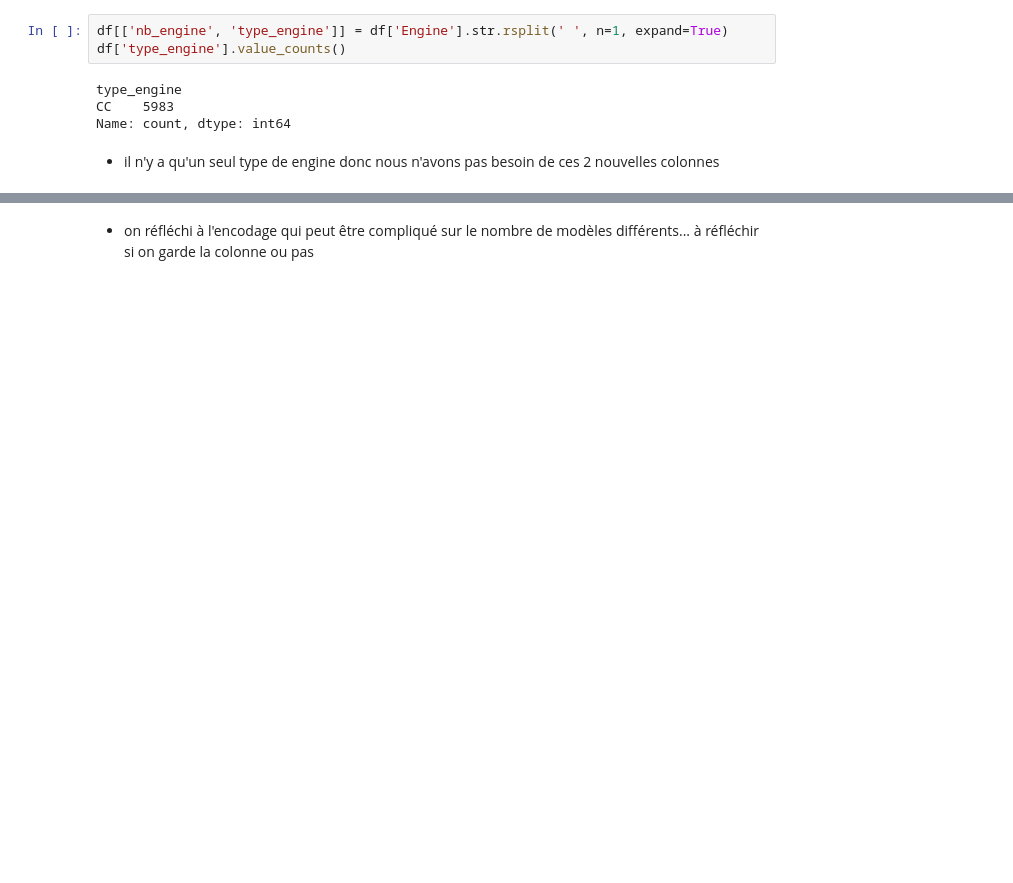
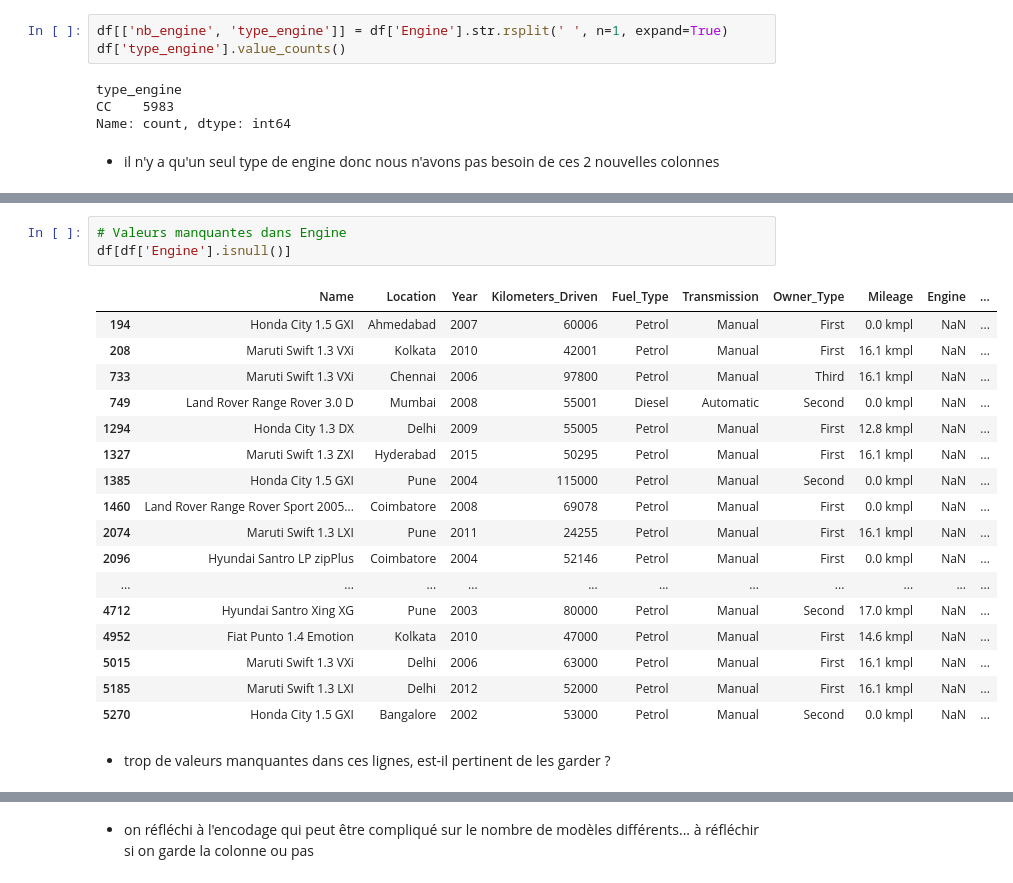
Before and after one commit to medjbeuryacine/Projet-Regression-, a Jupyter notebook: EDA Leti.ipynb, the cells around one changed output, grey strips where cells are left out. Cells and saved outputs as stored; diff of their text form; blank space fills up the shorter version.

```diff
--- a/EDA Leti.ipynb
+++ b/EDA Leti.ipynb
@@ -296,3 +360,26 @@ df
+# %%
+# Valeurs manquantes dans Engine
+df[df['Engine'].isnull()]
+# %% [output]
+|  | Name | Location | Year | Kilometers_Driven | Fuel_Type | Transmission | Owner_Type | Mileage | Engine | ... |
+| 194 | Honda City 1.5 GXI | Ahmedabad | 2007 | 60006 | Petrol | Manual | First | 0.0 kmpl | NaN | ... |
+| 208 | Maruti Swift 1.3 VXi | Kolkata | 2010 | 42001 | Petrol | Manual | First | 16.1 kmpl | NaN | ... |
+| 733 | Maruti Swift 1.3 VXi | Chennai | 2006 | 97800 | Petrol | Manual | Third | 16.1 kmpl | NaN | ... |
+| 749 | Land Rover Range Rover 3.0 D | Mumbai | 2008 | 55001 | Diesel | Automatic | Second | 0.0 kmpl | NaN | ... |
+| 1294 | Honda City 1.3 DX | Delhi | 2009 | 55005 | Petrol | Manual | First | 12.8 kmpl | NaN | ... |
+| 1327 | Maruti Swift 1.3 ZXI | Hyderabad | 2015 | 50295 | Petrol | Manual | First | 16.1 kmpl | NaN | ... |
+| 1385 | Honda City 1.5 GXI | Pune | 2004 | 115000 | Petrol | Manual | Second | 0.0 kmpl | NaN | ... |
+| 1460 | Land Rover Range Rover Sport 2005... | Coimbatore | 2008 | 69078 | Petrol | Manual | First | 0.0 kmpl | NaN | ... |
+| 2074 | Maruti Swift 1.3 LXI | Pune | 2011 | 24255 | Petrol | Manual | First | 16.1 kmpl | NaN | ... |
+| 2096 | Hyundai Santro LP zipPlus | Coimbatore | 2004 | 52146 | Petrol | Manual | First | 0.0 kmpl | NaN | ... |
+| ... | ... | ... | ... | ... | ... | ... | ... | ... | ... | ... |
+| 4712 | Hyundai Santro Xing XG | Pune | 2003 | 80000 | Petrol | Manual | Second | 17.0 kmpl | NaN | ... |
+| 4952 | Fiat Punto 1.4 Emotion | Kolkata | 2010 | 47000 | Petrol | Manual | First | 14.6 kmpl | NaN | ... |
+| 5015 | Maruti Swift 1.3 VXi | Delhi | 2006 | 63000 | Petrol | Manual | First | 16.1 kmpl | NaN | ... |
+| 5185 | Maruti Swift 1.3 LXI | Delhi | 2012 | 52000 | Petrol | Manual | First | 16.1 kmpl | NaN | ... |
+| 5270 | Honda City 1.5 GXI | Bangalore | 2002 | 53000 | Petrol | Manual | Second | 0.0 kmpl | NaN | ... |
+# %% [markdown]
+- trop de valeurs manquantes dans ces lignes, est-il pertinent de les garder ?
 # %%
 df['marque'].str.upper().value_counts().sort_values()
 # %% [output]
```
Also changed, not shown: parts of 23 cells of this notebook.
